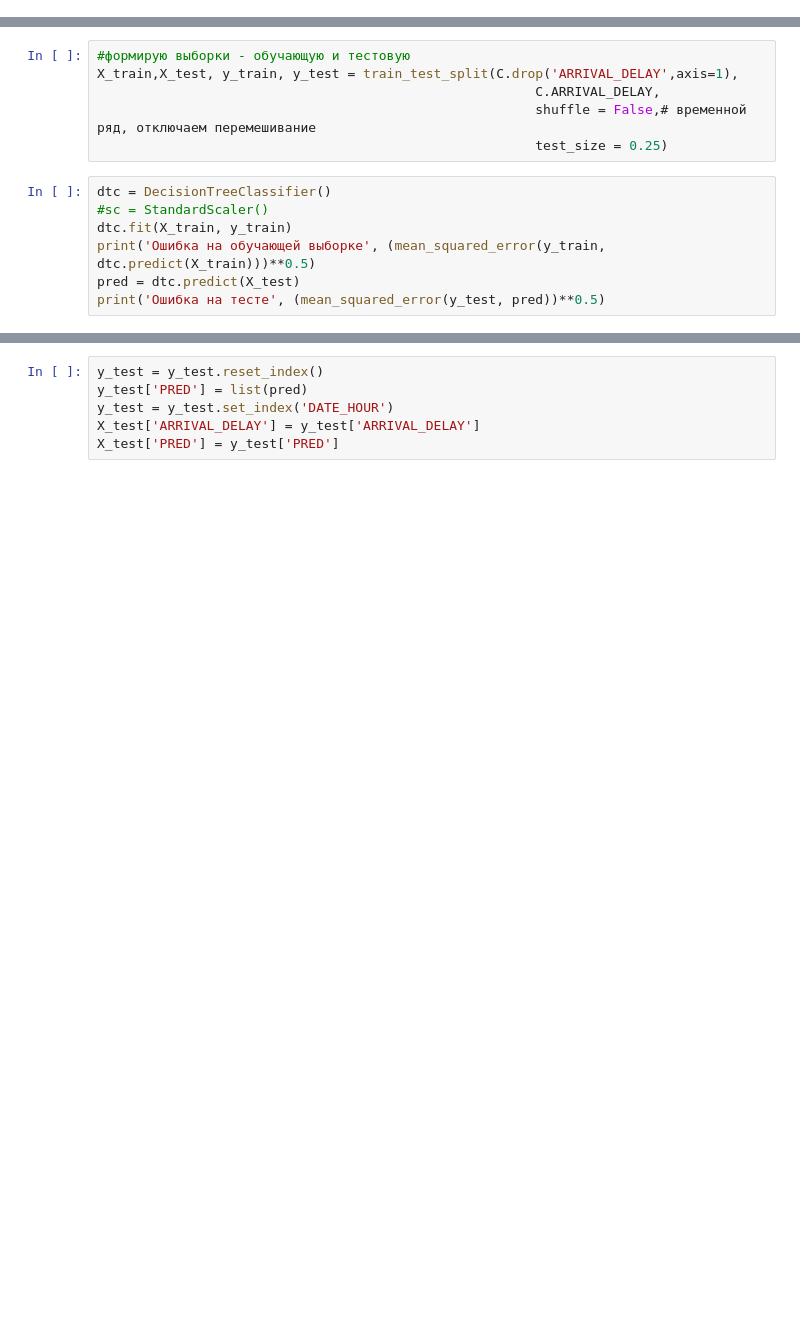
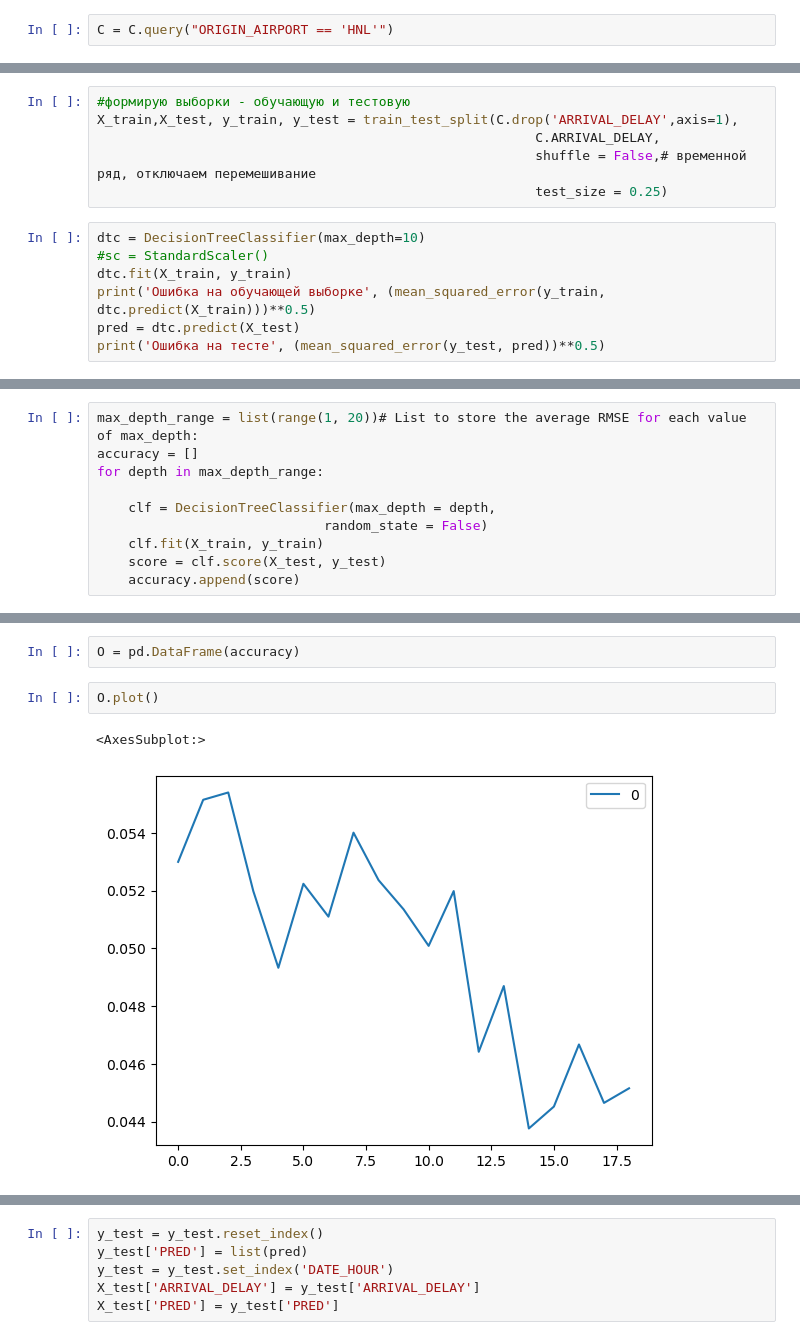
Before and after one commit to Andrewekb/study_for_github, a Jupyter notebook: ML/Total/total.ipynb, the cells around one changed output, grey strips where cells are left out. Cells and saved outputs as stored; diff of their text form; blank space fills up the shorter version.

```diff
--- a/ML/Total/total.ipynb
+++ b/ML/Total/total.ipynb
@@ -90,6 +57,8 @@ C = flights[['MONTH', 'DAY_OF_WEEK', 'AIRLINE','SCHEDULED_TIME',
        'SCHEDULED_DEPARTURE', 'DISTANCE',
        'ARRIVAL_DELAY', 'HOUR', 'MINUTE',
        'DATE_HOUR', 'PROBABILITY', 'COUNT_HOUR', 'COUNT_DAY']]
+# %%
+C = C.query("ORIGIN_AIRPORT == 'HNL'")
 # %%
 A = pd.DataFrame(C.isna().sum())
 A.plot(kind='bar', subplots=True, figsize=[16, 9], legend='1', title='gvcsvdg')
@@ -167,7 +123,7 @@ X_train,X_test, y_train, y_test = train_test_split(C.drop('ARRIVAL_DELAY',axis=1
                                                         shuffle = False,# временной ряд, отключаем перемешивание
                                                         test_size = 0.25)
 # %%
-dtc = DecisionTreeClassifier()
+dtc = DecisionTreeClassifier(max_depth=10)
 #sc = StandardScaler()
 dtc.fit(X_train, y_train)
 print('Ошибка на обучающей выборке', (mean_squared_error(y_train, dtc.predict(X_train)))**0.5)
@@ -175,0 +135,10 @@ print('Ошибка на тесте', (mean_squared_error(y_test, pred))**0.5)
+# %%
+max_depth_range = list(range(1, 20))# List to store the average RMSE for each value of max_depth:
+accuracy = []
+for depth in max_depth_range:
+
+    clf = DecisionTreeClassifier(max_depth = depth,
+                             random_state = False)
+    clf.fit(X_train, y_train)
+    score = clf.score(X_test, y_test)
+    accuracy.append(score)
@@ -175,0 +167,7 @@ print('Ошибка на тесте', (mean_squared_error(y_test, pred))**0.5)
+# %%
+O = pd.DataFrame(accuracy)
+# %%
+O.plot()
+# %% [output]
+<AxesSubplot:>
+[figure, added]
```
Also changed, not shown: parts of 32 cells of this notebook, 4 other files.
